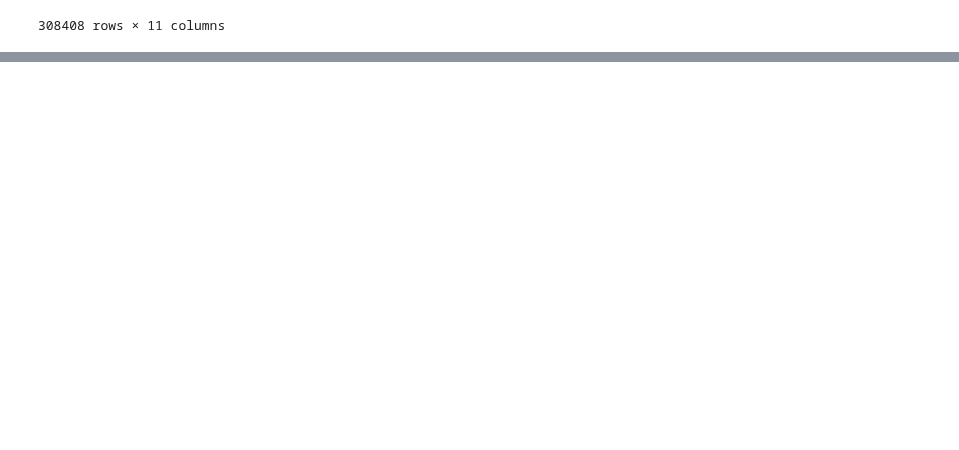
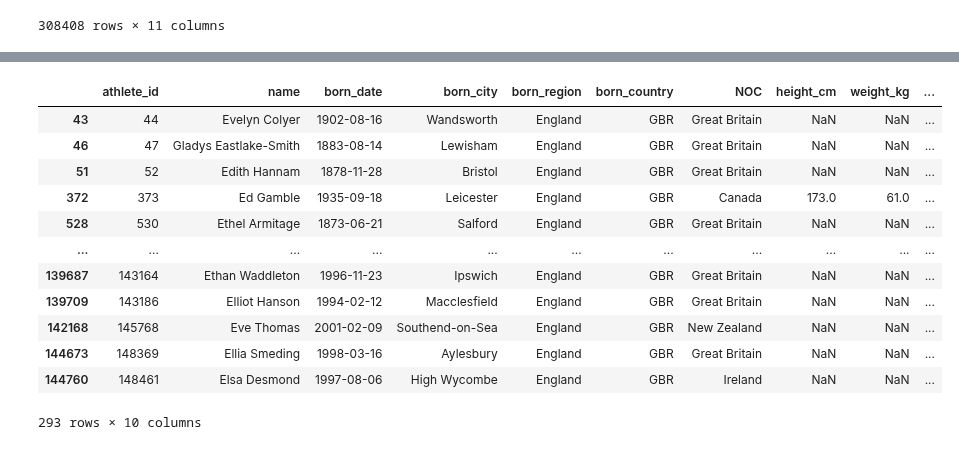
Before and after one commit to ErfanEbFiN79/Erfan-Python, a Jupyter notebook: Python Erfan/Numpy And Pandas/Pandas.ipynb, the cells around one changed output, grey strips where cells are left out. Cells and saved outputs as stored; diff of their text form; code cells hidden in the pictures; blank space fills up the shorter version.

```diff
--- a/Python Erfan/Numpy And Pandas/Pandas.ipynb
+++ b/Python Erfan/Numpy And Pandas/Pandas.ipynb
@@ -1357,0 +1426,16 @@ olampic
+# %%
+bios[(bios.name.str.contains("E")) & (bios["born_region"] == "England")]
+# %% [output]
+|  | athlete_id | name | born_date | born_city | born_region | born_country | NOC | height_cm | weight_kg | ... |
+| 43 | 44 | Evelyn Colyer | 1902-08-16 | Wandsworth | England | GBR | Great Britain | NaN | NaN | ... |
+| 46 | 47 | Gladys Eastlake-Smith | 1883-08-14 | Lewisham | England | GBR | Great Britain | NaN | NaN | ... |
+| 51 | 52 | Edith Hannam | 1878-11-28 | Bristol | England | GBR | Great Britain | NaN | NaN | ... |
+| 372 | 373 | Ed Gamble | 1935-09-18 | Leicester | England | GBR | Canada | 173.0 | 61.0 | ... |
+| 528 | 530 | Ethel Armitage | 1873-06-21 | Salford | England | GBR | Great Britain | NaN | NaN | ... |
+| ... | ... | ... | ... | ... | ... | ... | ... | ... | ... | ... |
+| 139687 | 143164 | Ethan Waddleton | 1996-11-23 | Ipswich | England | GBR | Great Britain | NaN | NaN | ... |
+| 139709 | 143186 | Elliot Hanson | 1994-02-12 | Macclesfield | England | GBR | Great Britain | NaN | NaN | ... |
+| 142168 | 145768 | Eve Thomas | 2001-02-09 | Southend-on-Sea | England | GBR | New Zealand | NaN | NaN | ... |
+| 144673 | 148369 | Ellia Smeding | 1998-03-16 | Aylesbury | England | GBR | Great Britain | NaN | NaN | ... |
+| 144760 | 148461 | Elsa Desmond | 1997-08-06 | High Wycombe | England | GBR | Ireland | NaN | NaN | ... |
+293 rows × 10 columns
```
Also changed, not shown: parts of 95 cells of this notebook.
